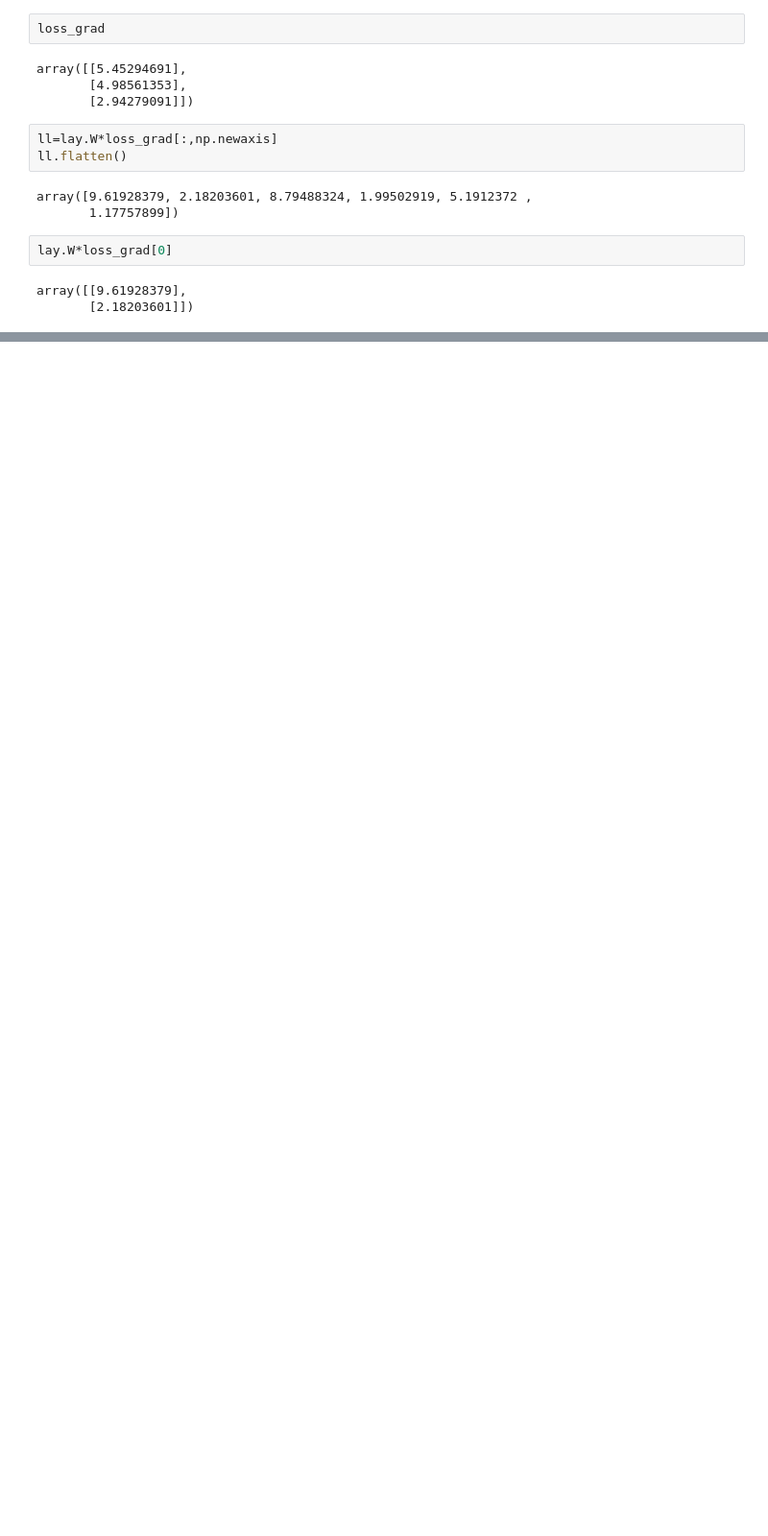
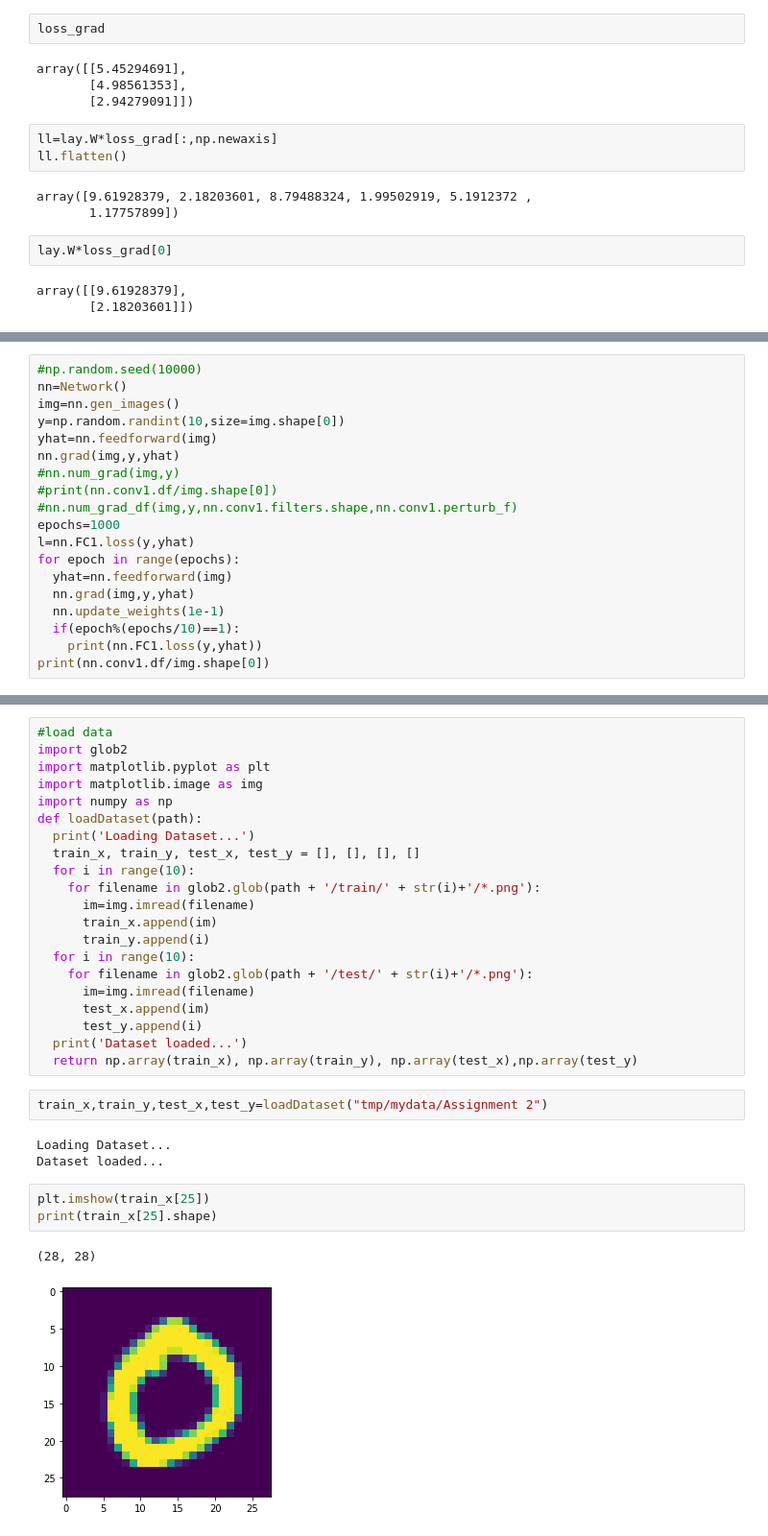
Before and after one commit to menasiraziz/Convnet, a Jupyter notebook: convnet2.ipynb, the cells around one changed output, grey strips where cells are left out. Shown at 96% size. Drawn from its saved outputs; the diff is of its cells as text; blank space fills up the shorter version.

```diff
--- a/convnet2.ipynb
+++ b/convnet2.ipynb
@@ -510,0 +1901,19 @@ print(nn.num_grad_df(img,y,nn.conv1.filters.shape,nn.conv1.perturb_f))
+# %%
+#np.random.seed(10000)
+nn=Network()
+img=nn.gen_images()
+y=np.random.randint(10,size=img.shape[0])
+yhat=nn.feedforward(img)
+nn.grad(img,y,yhat)
+#nn.num_grad(img,y)
+#print(nn.conv1.df/img.shape[0])
+#nn.num_grad_df(img,y,nn.conv1.filters.shape,nn.conv1.perturb_f)
+epochs=1000
+l=nn.FC1.loss(y,yhat)
+for epoch in range(epochs):
+  yhat=nn.feedforward(img)
+  nn.grad(img,y,yhat)
+  nn.update_weights(1e-1)
+  if(epoch%(epochs/10)==1):
+    print(nn.FC1.loss(y,yhat))
+print(nn.conv1.df/img.shape[0])
@@ -510,0 +1963,32 @@ print(nn.num_grad_df(img,y,nn.conv1.filters.shape,nn.conv1.perturb_f))
+# %%
+#load data
+import glob2
+import matplotlib.pyplot as plt
+import matplotlib.image as img
+import numpy as np
+def loadDataset(path):
+  print('Loading Dataset...')
+  train_x, train_y, test_x, test_y = [], [], [], []
+  for i in range(10):
+    for filename in glob2.glob(path + '/train/' + str(i)+'/*.png'):
+      im=img.imread(filename)
+      train_x.append(im)
+      train_y.append(i)
+  for i in range(10):
+    for filename in glob2.glob(path + '/test/' + str(i)+'/*.png'):
+      im=img.imread(filename)
+      test_x.append(im)
+      test_y.append(i)
+  print('Dataset loaded...')
+  return np.array(train_x), np.array(train_y), np.array(test_x),np.array(test_y)
+# %%
+train_x,train_y,test_x,test_y=loadDataset("tmp/mydata/Assignment 2")
+# %% [output]
+Loading Dataset...
+Dataset loaded...
+# %%
+plt.imshow(train_x[25])
+print(train_x[25].shape)
+# %% [output]
+(28, 28)
+[figure, added]
```
Also changed, not shown: parts of 50 cells of this notebook.
